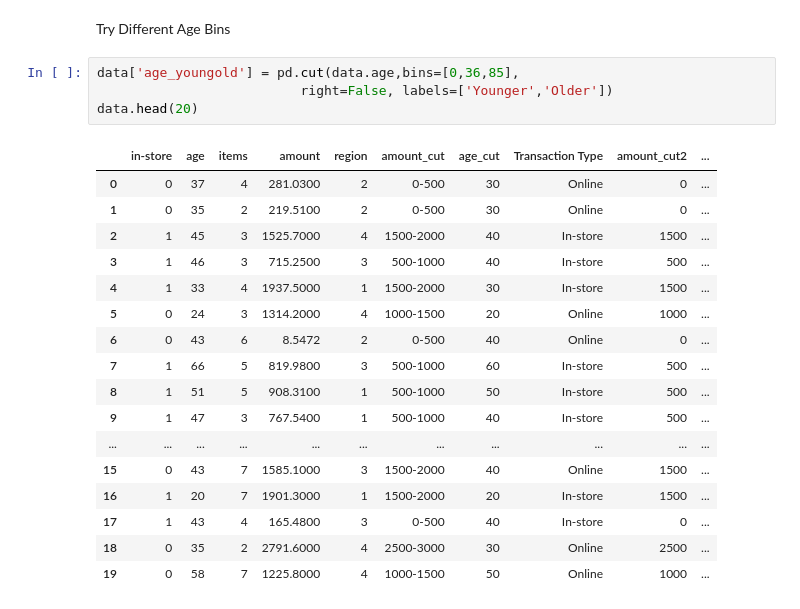
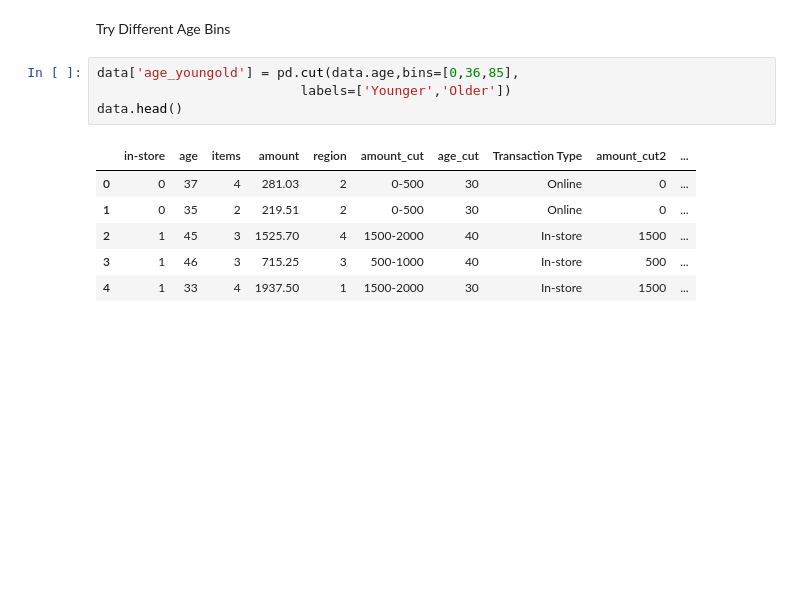
Before and after one commit to susanareyes1/CourseWork, a Jupyter notebook: Course 1- Task 1 and Task 2 -S.Reyes.ipynb, the cells around one changed output. Saved outputs shown, nothing was run; the diff lists cells and outputs as text; blank space fills up the shorter version.

```diff
--- a/Course 1- Task 1 and Task 2 -S.Reyes.ipynb
+++ b/Course 1- Task 1 and Task 2 -S.Reyes.ipynb
@@ -1012,24 +1063,13 @@ pivot_amount_type.plot.bar(figsize=(16,9), title='Amount and Transaction Type',
 Try Different Age Bins
 # %%
 data['age_youngold'] = pd.cut(data.age,bins=[0,36,85],
-                          right=False, labels=['Younger','Older'])
-data.head(20)
+                          labels=['Younger','Older'])
+data.head()
 # %% [output]
 |  | in-store | age | items | amount | region | amount_cut | age_cut | Transaction Type | amount_cut2 | ... |
-| 0 | 0 | 37 | 4 | 281.0300 | 2 | 0-500 | 30 | Online | 0 | ... |
-| 1 | 0 | 35 | 2 | 219.5100 | 2 | 0-500 | 30 | Online | 0 | ... |
-| 2 | 1 | 45 | 3 | 1525.7000 | 4 | 1500-2000 | 40 | In-store | 1500 | ... |
-| 3 | 1 | 46 | 3 | 715.2500 | 3 | 500-1000 | 40 | In-store | 500 | ... |
-| 4 | 1 | 33 | 4 | 1937.5000 | 1 | 1500-2000 | 30 | In-store | 1500 | ... |
-| 5 | 0 | 24 | 3 | 1314.2000 | 4 | 1000-1500 | 20 | Online | 1000 | ... |
-| 6 | 0 | 43 | 6 | 8.5472 | 2 | 0-500 | 40 | Online | 0 | ... |
-| 7 | 1 | 66 | 5 | 819.9800 | 3 | 500-1000 | 60 | In-store | 500 | ... |
-| 8 | 1 | 51 | 5 | 908.3100 | 1 | 500-1000 | 50 | In-store | 500 | ... |
-| 9 | 1 | 47 | 3 | 767.5400 | 1 | 500-1000 | 40 | In-store | 500 | ... |
-| ... | ... | ... | ... | ... | ... | ... | ... | ... | ... | ... |
-| 15 | 0 | 43 | 7 | 1585.1000 | 3 | 1500-2000 | 40 | Online | 1500 | ... |
-| 16 | 1 | 20 | 7 | 1901.3000 | 1 | 1500-2000 | 20 | In-store | 1500 | ... |
-| 17 | 1 | 43 | 4 | 165.4800 | 3 | 0-500 | 40 | In-store | 0 | ... |
-| 18 | 0 | 35 | 2 | 2791.6000 | 4 | 2500-3000 | 30 | Online | 2500 | ... |
-| 19 | 0 | 58 | 7 | 1225.8000 | 4 | 1000-1500 | 50 | Online | 1000 | ... |
+| 0 | 0 | 37 | 4 | 281.03 | 2 | 0-500 | 30 | Online | 0 | ... |
+| 1 | 0 | 35 | 2 | 219.51 | 2 | 0-500 | 30 | Online | 0 | ... |
+| 2 | 1 | 45 | 3 | 1525.70 | 4 | 1500-2000 | 40 | In-store | 1500 | ... |
+| 3 | 1 | 46 | 3 | 715.25 | 3 | 500-1000 | 40 | In-store | 500 | ... |
+| 4 | 1 | 33 | 4 | 1937.50 | 1 | 1500-2000 | 30 | In-store | 1500 | ... |
 # %%
```
Also changed, not shown: parts of 31 cells of this notebook.
